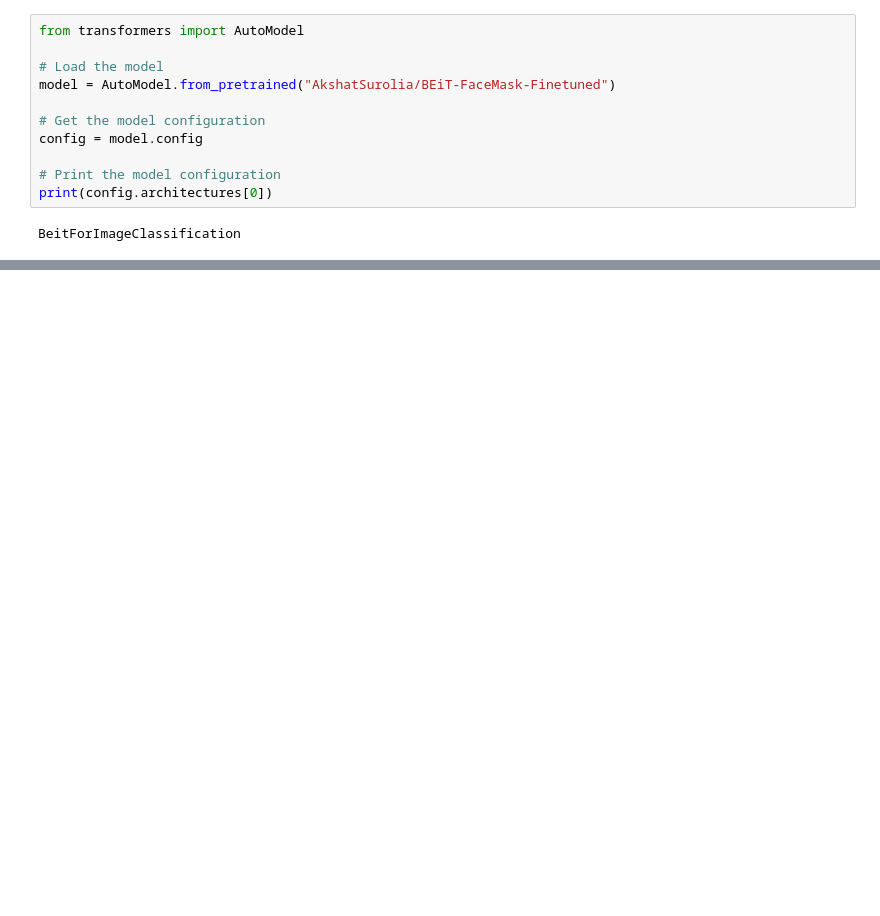
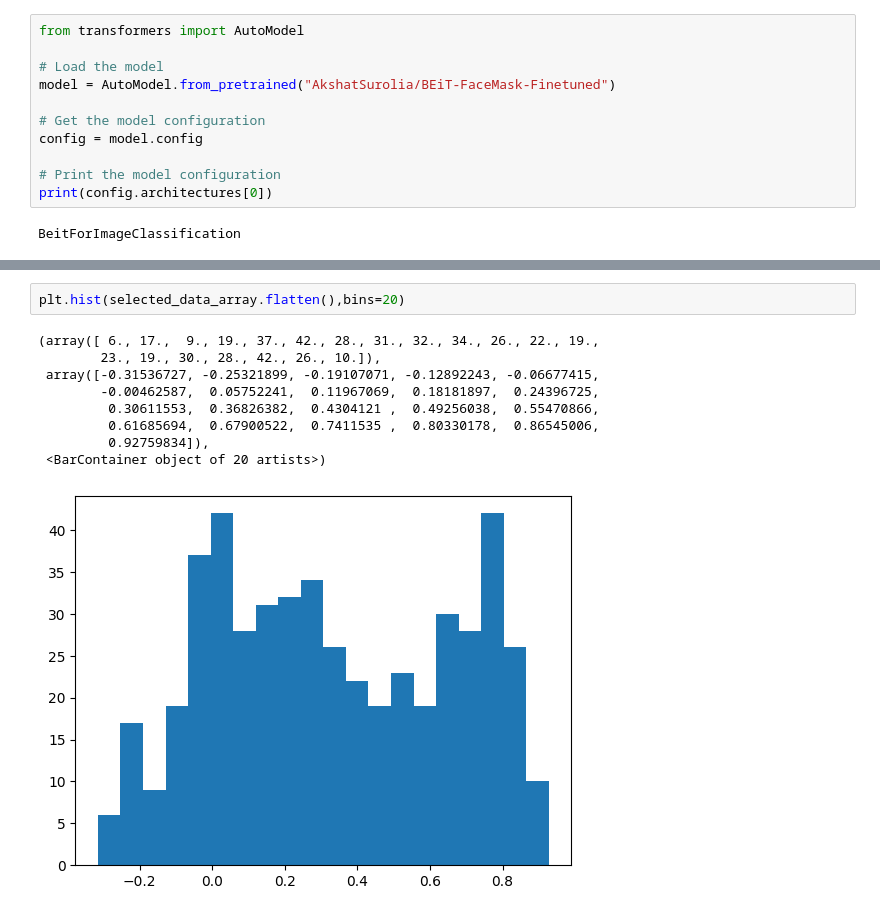
Before and after one commit to mariakesa/HuggingMouse, a Jupyter notebook: tutorial_notebooks/test.ipynb, the cells around one changed output, grey strips where cells are left out. Cells and saved outputs as stored; diff of their text form; blank space fills up the shorter version.

```diff
--- a/tutorial_notebooks/test.ipynb
+++ b/tutorial_notebooks/test.ipynb
@@ -158,0 +189,12 @@ KeyboardInterrupt:
+# %%
+plt.hist(selected_data_array.flatten(),bins=20)
+# %% [output]
+(array([ 6., 17.,  9., 19., 37., 42., 28., 31., 32., 34., 26., 22., 19.,
+        23., 19., 30., 28., 42., 26., 10.]),
+ array([-0.31536727, -0.25321899, -0.19107071, -0.12892243, -0.06677415,
+        -0.00462587,  0.05752241,  0.11967069,  0.18181897,  0.24396725,
+         0.30611553,  0.36826382,  0.4304121 ,  0.49256038,  0.55470866,
+         0.61685694,  0.67900522,  0.7411535 ,  0.80330178,  0.86545006,
+         0.92759834]),
+ <BarContainer object of 20 artists>)
+[figure, added]
```
Also changed, not shown: parts of 10 cells of this notebook, 4 other files.
